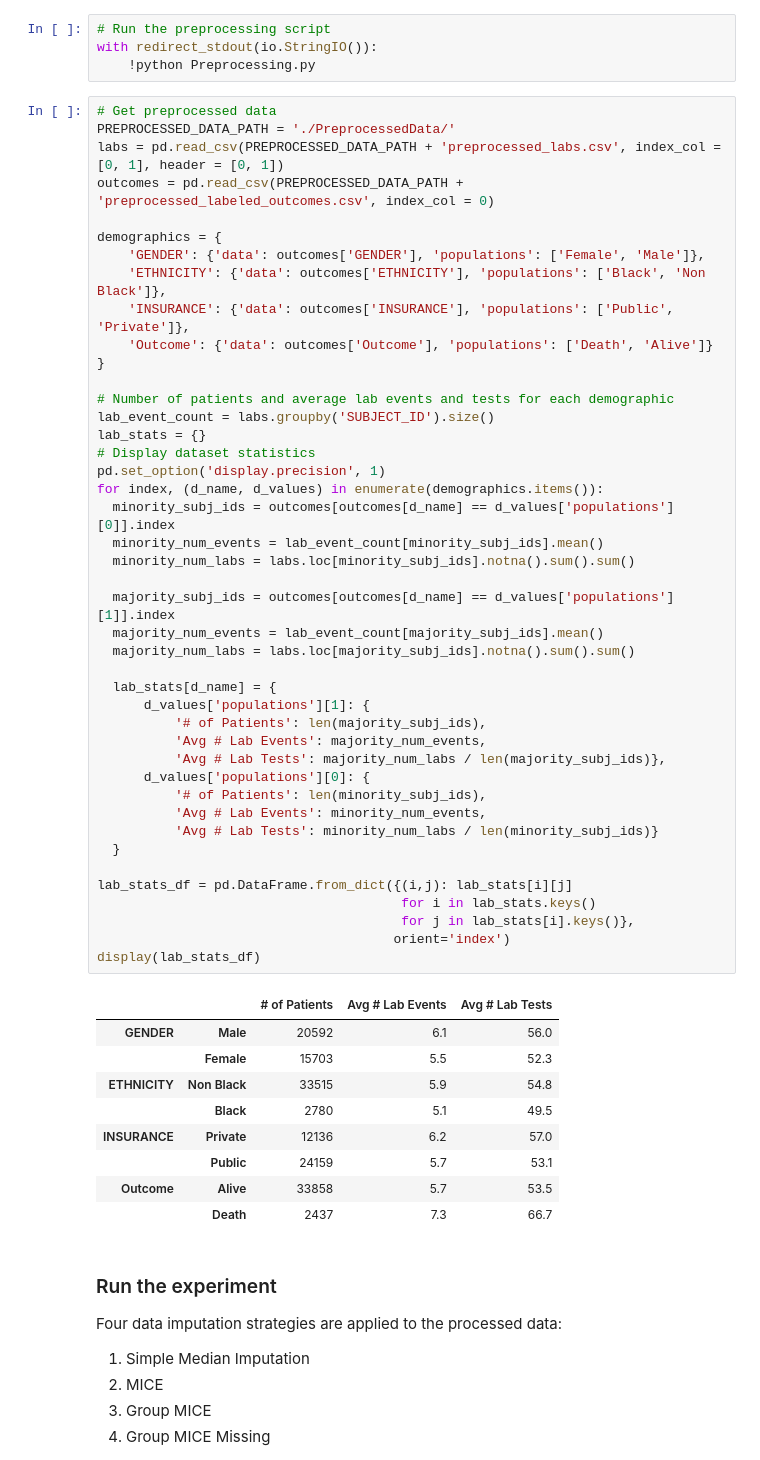
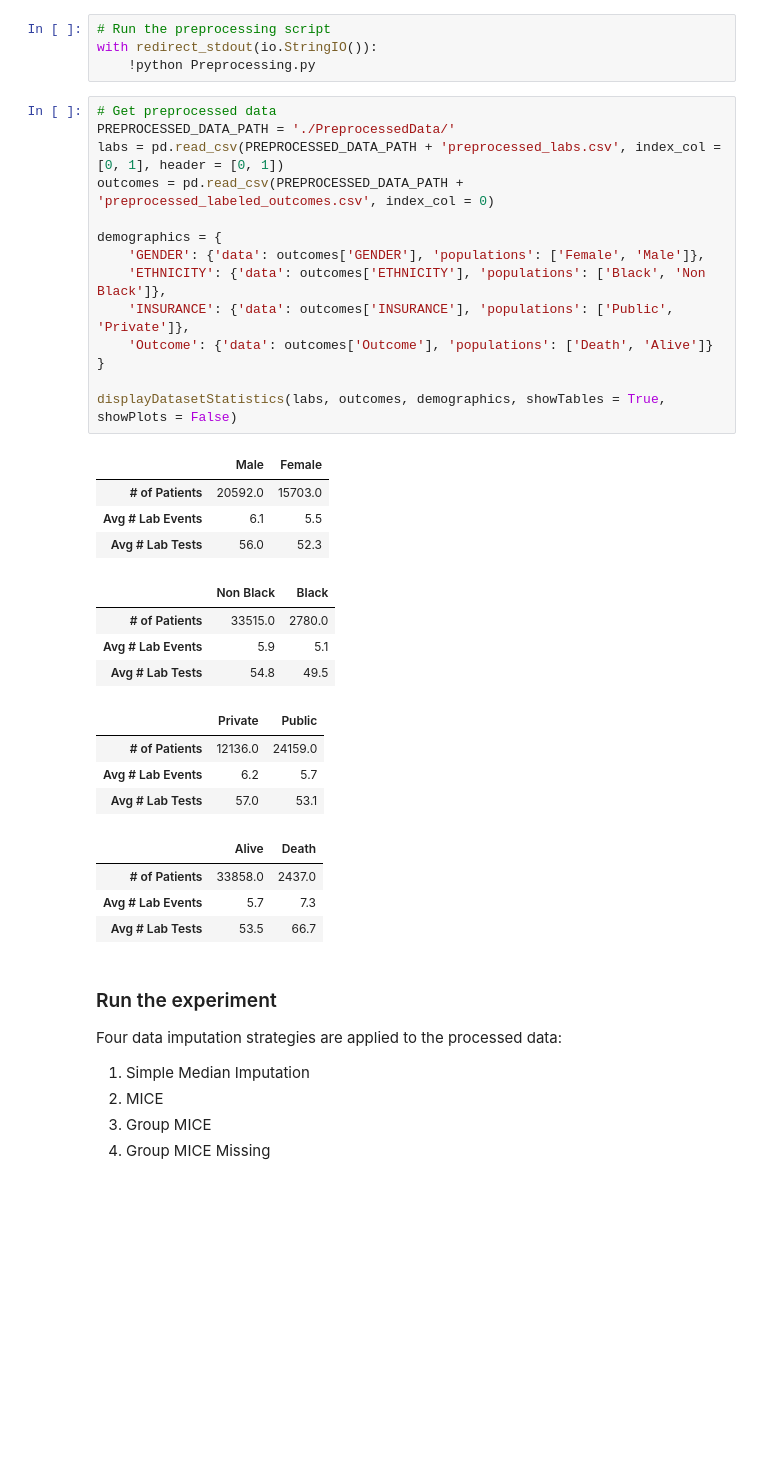
Before and after one commit to esxtang/CS598DL4HProject, a Jupyter notebook: Descriptive Notebook.ipynb, the cells around one changed output. Saved outputs shown, nothing was run; the diff lists cells and outputs as text; blank space fills up the shorter version.

```diff
--- a/Descriptive Notebook.ipynb
+++ b/Descriptive Notebook.ipynb
@@ -42,56 +35,34 @@ with redirect_stdout(io.StringIO()):
 # %%
 # Get preprocessed data
 PREPROCESSED_DATA_PATH = './PreprocessedData/'
 labs = pd.read_csv(PREPROCESSED_DATA_PATH + 'preprocessed_labs.csv', index_col = [0, 1], header = [0, 1])
 outcomes = pd.read_csv(PREPROCESSED_DATA_PATH + 'preprocessed_labeled_outcomes.csv', index_col = 0)
 
 demographics = {
     'GENDER': {'data': outcomes['GENDER'], 'populations': ['Female', 'Male']},
     'ETHNICITY': {'data': outcomes['ETHNICITY'], 'populations': ['Black', 'Non Black']},
     'INSURANCE': {'data': outcomes['INSURANCE'], 'populations': ['Public', 'Private']},
     'Outcome': {'data': outcomes['Outcome'], 'populations': ['Death', 'Alive']}
 }
 
-# Number of patients and average lab events and tests for each demographic
-lab_event_count = labs.groupby('SUBJECT_ID').size()
-lab_stats = {}
-# Display dataset statistics
-pd.set_option('display.precision', 1)
-for index, (d_name, d_values) in enumerate(demographics.items()):
-  minority_subj_ids = outcomes[outcomes[d_name] == d_values['populations'][0]].index
-  minority_num_events = lab_event_count[minority_subj_ids].mean()
-  minority_num_labs = labs.loc[minority_subj_ids].notna().sum().sum()
-
-  majority_subj_ids = outcomes[outcomes[d_name] == d_values['populations'][1]].index
-  majority_num_events = lab_event_count[majority_subj_ids].mean()
-  majority_num_labs = labs.loc[majority_subj_ids].notna().sum().sum()
-
-  lab_stats[d_name] = {
-      d_values['populations'][1]: {
-          '# of Patients': len(majority_subj_ids),
-          'Avg # Lab Events': majority_num_events,
-          'Avg # Lab Tests': majority_num_labs / len(majority_subj_ids)},
-      d_values['populations'][0]: {
-          '# of Patients': len(minority_subj_ids),
-          'Avg # Lab Events': minority_num_events,
-          'Avg # Lab Tests': minority_num_labs / len(minority_subj_ids)}
-  }
-
-lab_stats_df = pd.DataFrame.from_dict({(i,j): lab_stats[i][j]
-                                       for i in lab_stats.keys()
-                                       for j in lab_stats[i].keys()},
-                                      orient='index')
-display(lab_stats_df)
+displayDatasetStatistics(labs, outcomes, demographics, showTables = True, showPlots = False)
 # %% [output]
-|  |  | # of Patients | Avg # Lab Events | Avg # Lab Tests |
-| GENDER | Male | 20592 | 6.1 | 56.0 |
-|  | Female | 15703 | 5.5 | 52.3 |
-| ETHNICITY | Non Black | 33515 | 5.9 | 54.8 |
-|  | Black | 2780 | 5.1 | 49.5 |
-| INSURANCE | Private | 12136 | 6.2 | 57.0 |
-|  | Public | 24159 | 5.7 | 53.1 |
-| Outcome | Alive | 33858 | 5.7 | 53.5 |
-|  | Death | 2437 | 7.3 | 66.7 |
+|  | Male | Female |
+| # of Patients | 20592.0 | 15703.0 |
+| Avg # Lab Events | 6.1 | 5.5 |
+| Avg # Lab Tests | 56.0 | 52.3 |
+|  | Non Black | Black |
+| # of Patients | 33515.0 | 2780.0 |
+| Avg # Lab Events | 5.9 | 5.1 |
+| Avg # Lab Tests | 54.8 | 49.5 |
+|  | Private | Public |
+| # of Patients | 12136.0 | 24159.0 |
+| Avg # Lab Events | 6.2 | 5.7 |
+| Avg # Lab Tests | 57.0 | 53.1 |
+|  | Alive | Death |
+| # of Patients | 33858.0 | 2437.0 |
+| Avg # Lab Events | 5.7 | 7.3 |
+| Avg # Lab Tests | 53.5 | 66.7 |
 # %% [markdown]
 ### Run the experiment
 Four data imputation strategies are applied to the processed data:
```
Also changed, not shown: parts of 21 cells of this notebook.
